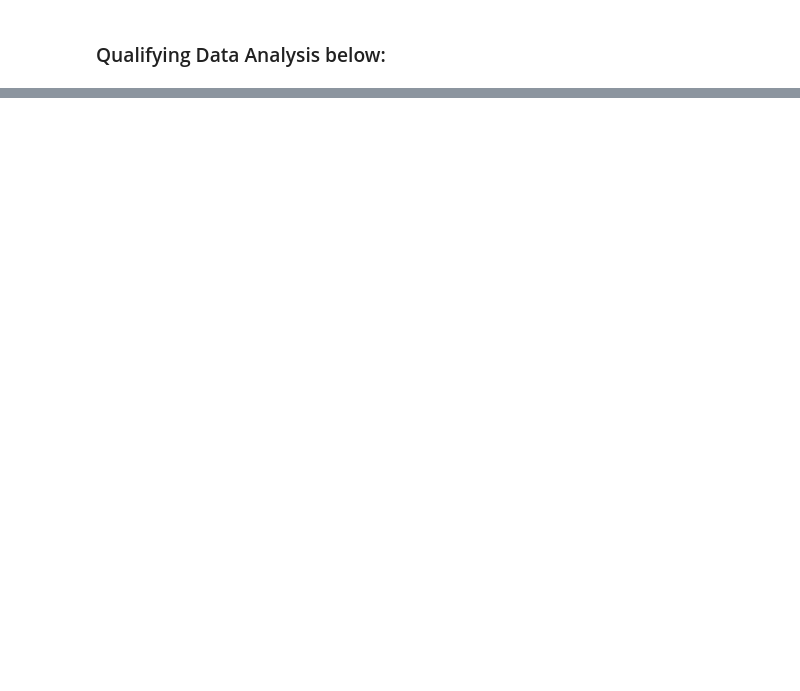
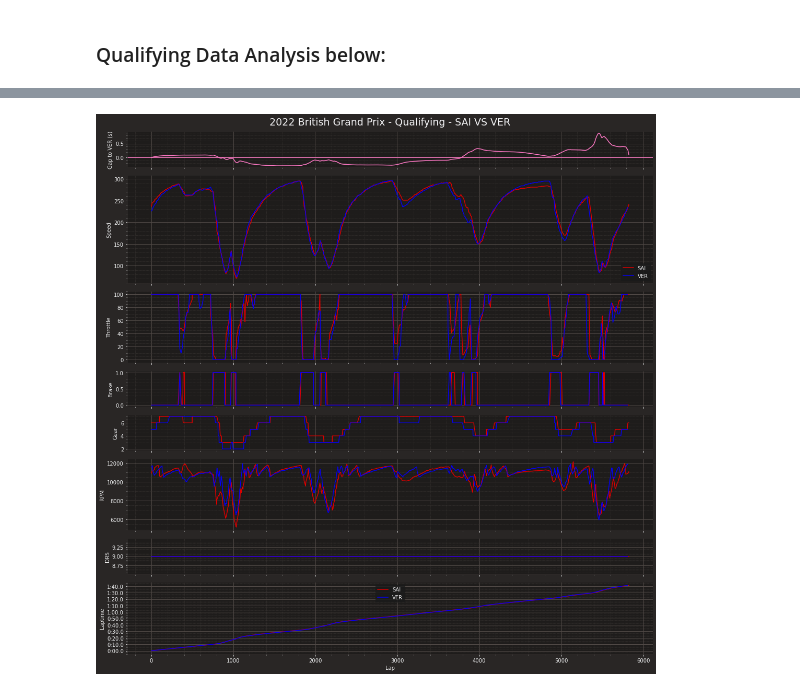
Before and after one commit to CamStevens15/F1_2022_race_analytics, a Jupyter notebook: Code_Analysis/British_GP2022.ipynb, the cells around one changed output, grey strips where cells are left out. Cells and saved outputs as stored; diff of their text form; code cells hidden in the pictures; blank space fills up the shorter version.

```diff
--- a/Code_Analysis/British_GP2022.ipynb
+++ b/Code_Analysis/British_GP2022.ipynb
@@ -402,0 +520,4 @@ get_constructor_rankings()
+# %%
+get_driver_lap_comparison("SAI","VER", quali_silverstone)
+# %% [output]
+[figure, added]
```
Also changed, not shown: parts of 42 cells of this notebook, 3 other files.
